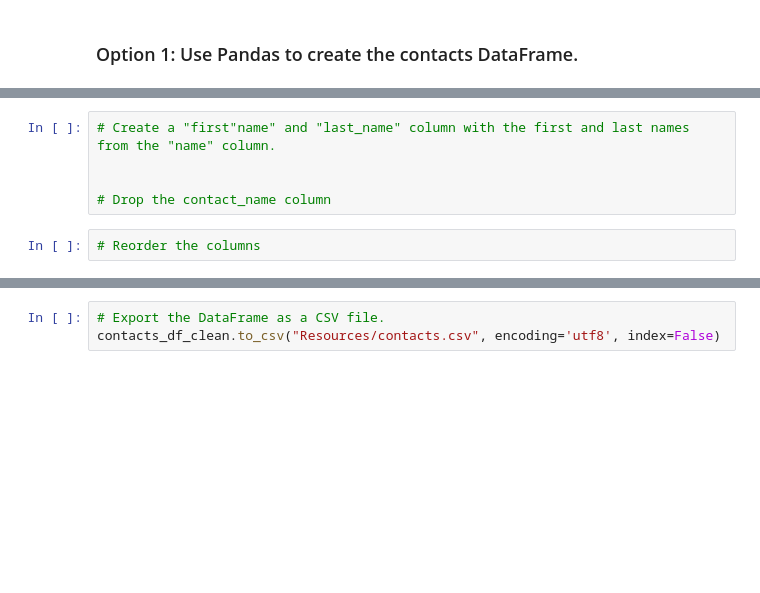
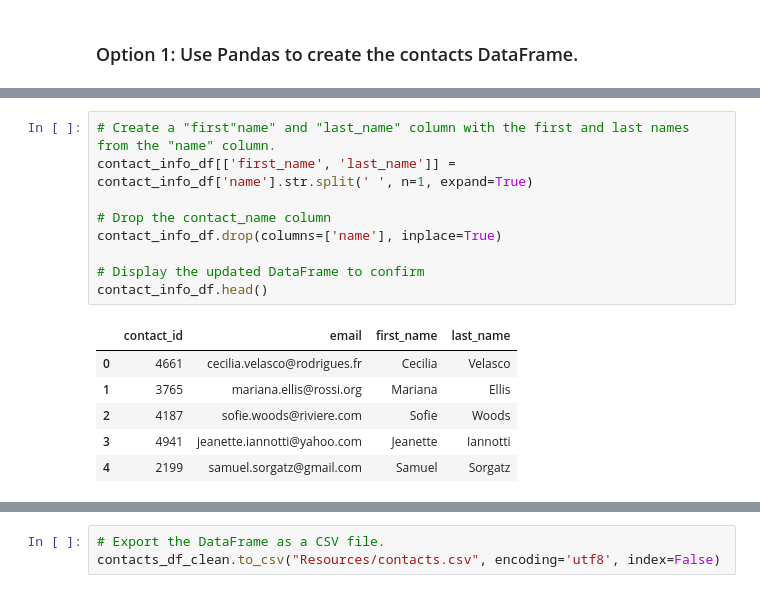
Before and after one commit to karinaahumada01/Crowdfunding_ETL, a Jupyter notebook: ETL_Mini_Project_CPond_LMatos_KAhumada.ipynb, the cells around one changed output, grey strips where cells are left out. Drawn from its saved outputs; the diff is of its cells as text; blank space fills up the shorter version.

```diff
--- a/ETL_Mini_Project_CPond_LMatos_KAhumada.ipynb
+++ b/ETL_Mini_Project_CPond_LMatos_KAhumada.ipynb
@@ -341,7 +413,16 @@ print(dict_values)
 # %%
 # Create a "first"name" and "last_name" column with the first and last names from the "name" column.
-
+contact_info_df[['first_name', 'last_name']] = contact_info_df['name'].str.split(' ', n=1, expand=True)
 
 # Drop the contact_name column
+contact_info_df.drop(columns=['name'], inplace=True)
+
+# Display the updated DataFrame to confirm
+contact_info_df.head()
+# %% [output]
+|  | contact_id | email | first_name | last_name |
+| 0 | 4661 | cecilia.velasco@rodrigues.fr | Cecilia | Velasco |
+| 1 | 3765 | mariana.ellis@rossi.org | Mariana | Ellis |
+| 2 | 4187 | sofie.woods@riviere.com | Sofie | Woods |
+| 3 | 4941 | jeanette.iannotti@yahoo.com | Jeanette | Iannotti |
+| 4 | 2199 | samuel.sorgatz@gmail.com | Samuel | Sorgatz |
-# %%
-# Reorder the columns
```
Also changed, not shown: parts of 10 cells of this notebook, 3 other files.
